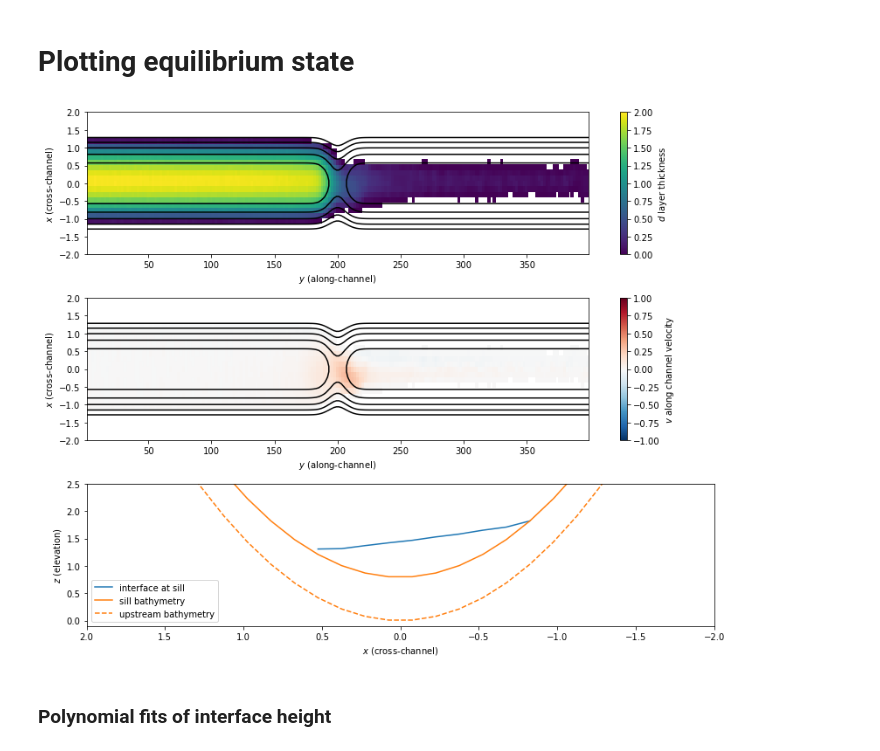
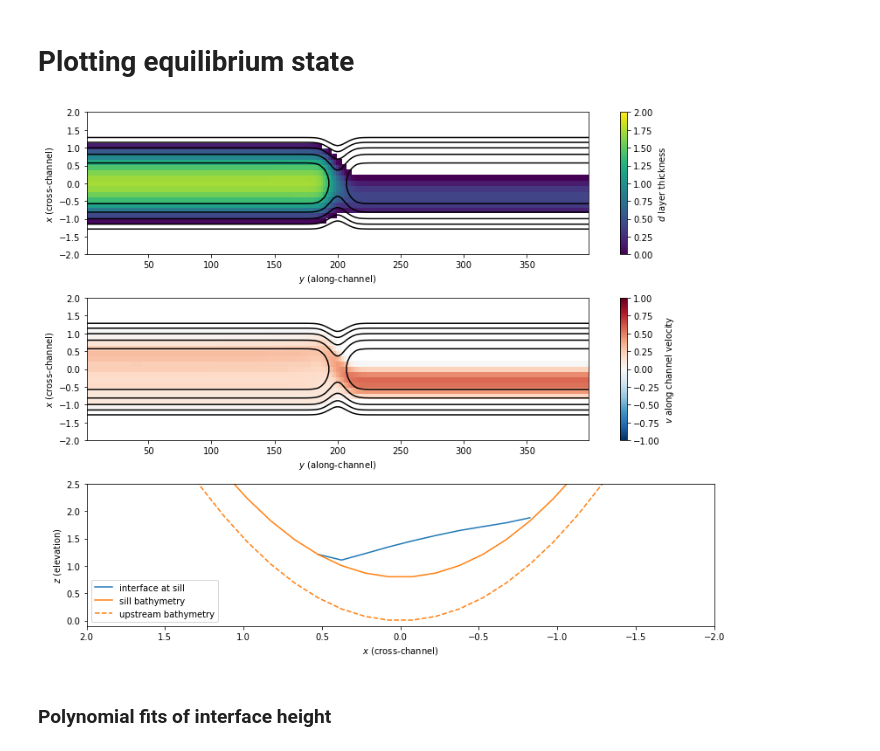
Before and after one commit to hdrake/sarah, a Jupyter notebook: notebooks/analyze_dam_break.ipynb, the cells around one changed output. Cells and saved outputs as stored; diff of their text form; code cells hidden in the pictures.

```diff
--- a/notebooks/analyze_dam_break.ipynb
+++ b/notebooks/analyze_dam_break.ipynb
@@ -102,41 +102,41 @@ with open(filename, mode="rb") as file:
 # %% [markdown]
 # Plotting equilibrium state
 # %%
-i = 1
+i = -1
 plt.figure(1,figsize=(11,9))
 plt.clf()
 plt.subplot(3,1,1)
 q = plt.pcolor(channel.y,channel.x,channel.h[i,:,:])
 plt.contour(channel.y.squeeze(),channel.x.squeeze(),channel.b,levels=np.arange(0,3.,0.5),colors="k")
 plt.colorbar(q, label=r'$d$ layer thickness')
 q.set_clim([0,2.0])
 plt.ylim([-2,2])
 plt.ylabel(r"$x$ (cross-channel)")
 plt.xlabel(r"$y$ (along-channel)")
 
 plt.subplot(3,1,2)
 q = plt.pcolor(channel.y, channel.x, channel.qv[i,:,:], cmap=plt.get_cmap("RdBu_r"))
 plt.contour(channel.y.squeeze(), channel.x.squeeze(), channel.b, levels=np.arange(0,3.,0.5),colors="k")
 plt.colorbar(q, label=r'$v$ along channel velocity')
 q.set_clim([-1.0,1.0])
 plt.ylim([-2,2])
 plt.ylabel(r"$x$ (cross-channel)")
 plt.xlabel(r"$y$ (along-channel)")
 
 plt.subplot(3,1,3)
 nyhalf = np.int64(channel.y.size/2.)
 plt.plot(channel.x,channel.h[i,:,nyhalf]+channel.b[:,nyhalf],"C0-",label='interface at sill')
 plt.plot(channel.x,channel.b[:,nyhalf],"C1-",label='sill bathymetry')
 plt.plot(channel.x,channel.b[:,0],"C1--",label='upstream bathymetry')
 plt.xlim([2,-2.])
 plt.ylim([-0.1,2.5])
 plt.legend()
 plt.xlabel(r"$x$ (cross-channel)")
 plt.ylabel(r"$z$ (elevation)")
 plt.tight_layout()
 plt.savefig("../figures/faroe_bank_dam_break.png", bbox_inches='tight', dpi=150.)
 # %% [output]
-[figure, old version]
+[figure, new version]
 # %% [markdown]
 ### Polynomial fits of interface height
 # %%
```
Also changed, not shown: 5 other files.
